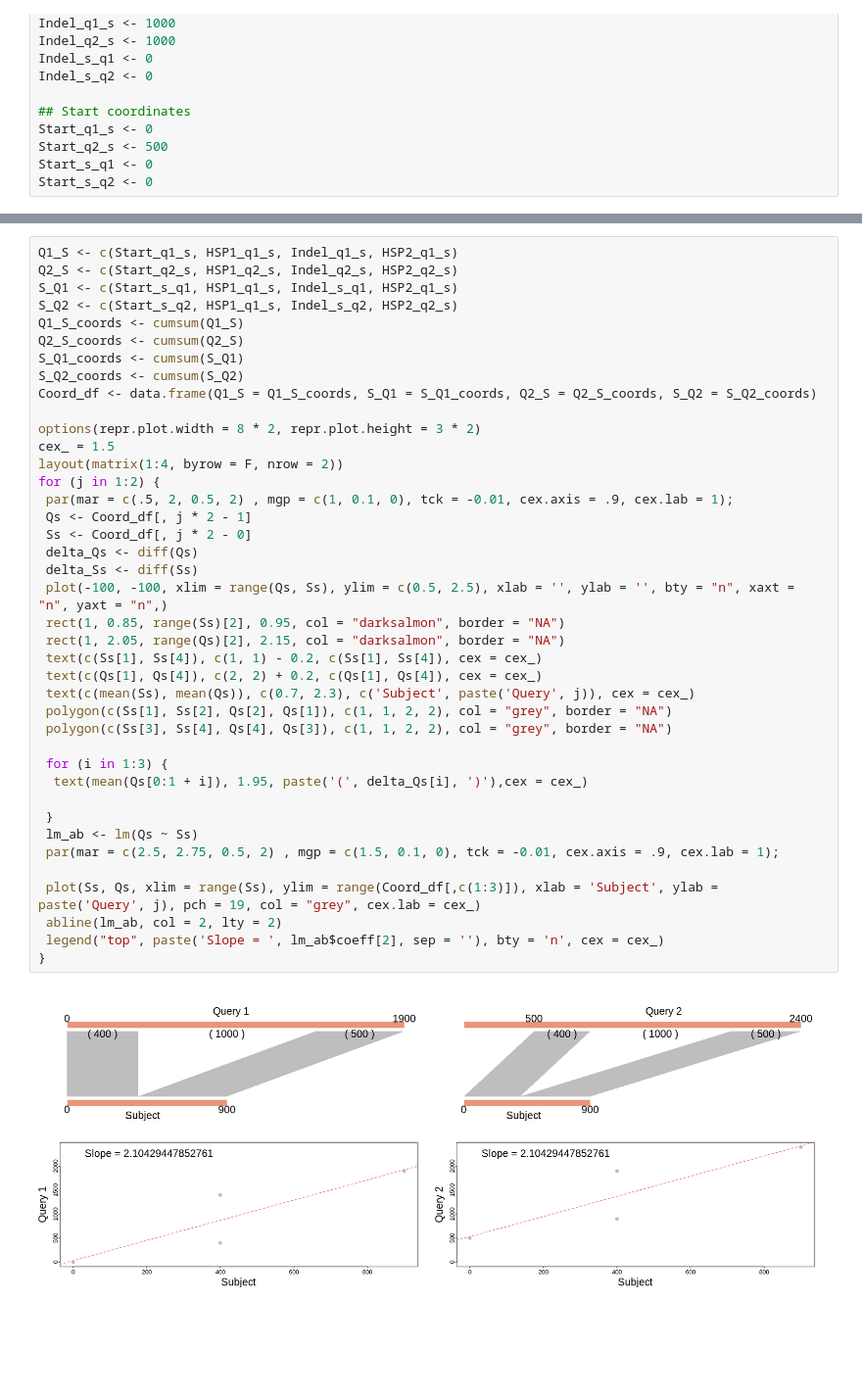
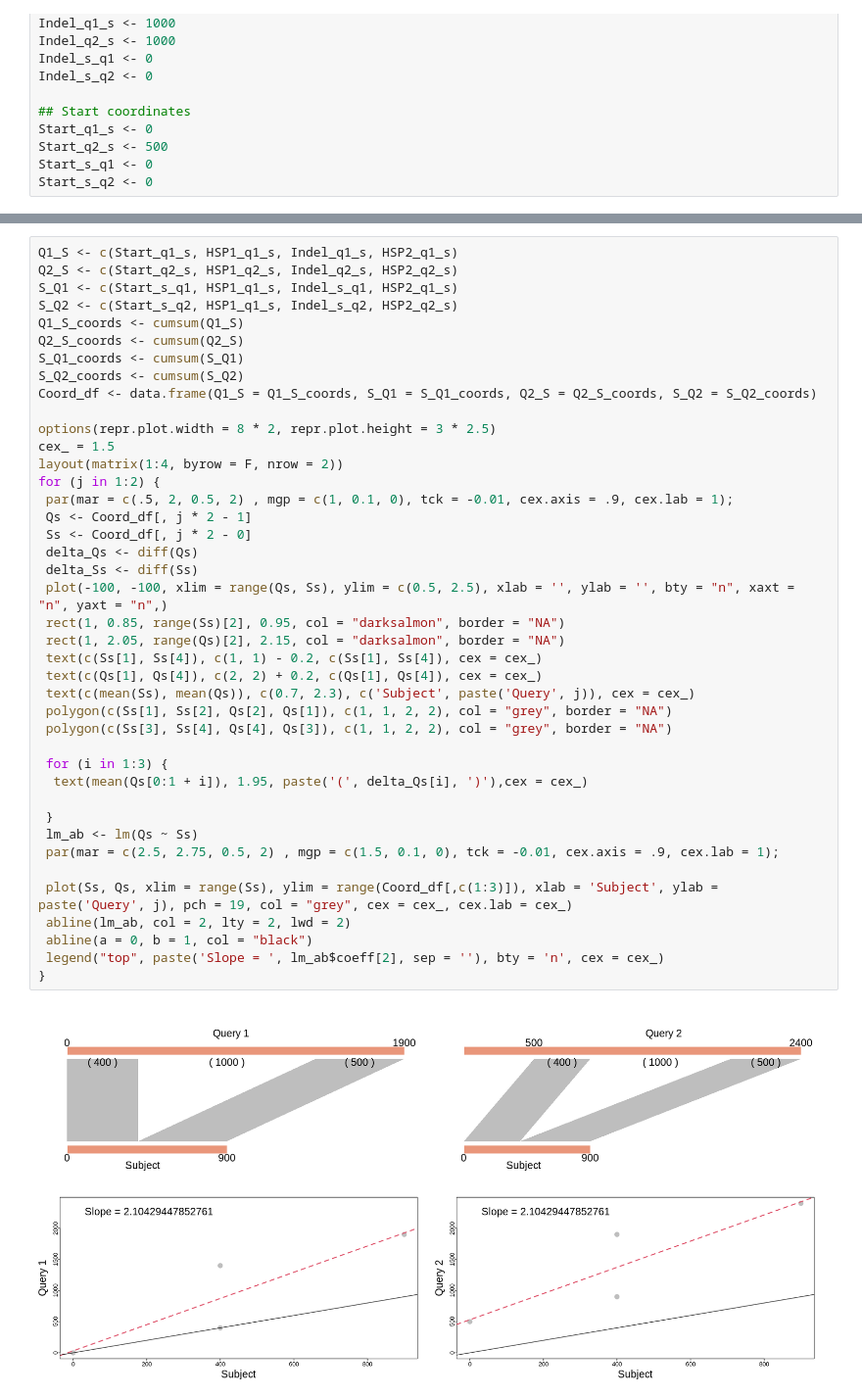
Before and after one commit to xianranli/CHOICE_CLIPS, a Jupyter notebook: CLIPS_illustration.ipynb, the cells around one changed output, grey strips where cells are left out. Shown: that part at 98% size. Drawn from its saved outputs; the diff is of its cells as text; blank space fills up the shorter version.

```diff
--- a/CLIPS_illustration.ipynb
+++ b/CLIPS_illustration.ipynb
@@ -37,34 +37,35 @@ S_Q1_coords <- cumsum(S_Q1)
 S_Q2_coords <- cumsum(S_Q2)
 Coord_df <- data.frame(Q1_S = Q1_S_coords, S_Q1 = S_Q1_coords, Q2_S = Q2_S_coords, S_Q2 = S_Q2_coords)
 
-options(repr.plot.width = 8 * 2, repr.plot.height = 3 * 2)
+options(repr.plot.width = 8 * 2, repr.plot.height = 3 * 2.5)
 cex_ = 1.5
 layout(matrix(1:4, byrow = F, nrow = 2))
 for (j in 1:2) {
  par(mar = c(.5, 2, 0.5, 2) , mgp = c(1, 0.1, 0), tck = -0.01, cex.axis = .9, cex.lab = 1);
  Qs <- Coord_df[, j * 2 - 1]
  Ss <- Coord_df[, j * 2 - 0]
  delta_Qs <- diff(Qs)
  delta_Ss <- diff(Ss)
  plot(-100, -100, xlim = range(Qs, Ss), ylim = c(0.5, 2.5), xlab = '', ylab = '', bty = "n", xaxt = "n", yaxt = "n",)
  rect(1, 0.85, range(Ss)[2], 0.95, col = "darksalmon", border = "NA")
  rect(1, 2.05, range(Qs)[2], 2.15, col = "darksalmon", border = "NA")
  text(c(Ss[1], Ss[4]), c(1, 1) - 0.2, c(Ss[1], Ss[4]), cex = cex_)
  text(c(Qs[1], Qs[4]), c(2, 2) + 0.2, c(Qs[1], Qs[4]), cex = cex_)
  text(c(mean(Ss), mean(Qs)), c(0.7, 2.3), c('Subject', paste('Query', j)), cex = cex_)
  polygon(c(Ss[1], Ss[2], Qs[2], Qs[1]), c(1, 1, 2, 2), col = "grey", border = "NA")
  polygon(c(Ss[3], Ss[4], Qs[4], Qs[3]), c(1, 1, 2, 2), col = "grey", border = "NA")
 
  for (i in 1:3) {
   text(mean(Qs[0:1 + i]), 1.95, paste('(', delta_Qs[i], ')'),cex = cex_)
 
  }
  lm_ab <- lm(Qs ~ Ss)
  par(mar = c(2.5, 2.75, 0.5, 2) , mgp = c(1.5, 0.1, 0), tck = -0.01, cex.axis = .9, cex.lab = 1);
 
- plot(Ss, Qs, xlim = range(Ss), ylim = range(Coord_df[,c(1:3)]), xlab = 'Subject', ylab = paste('Query', j), pch = 19, col = "grey", cex.lab = cex_)
- abline(lm_ab, col = 2, lty = 2)
+ plot(Ss, Qs, xlim = range(Ss), ylim = range(Coord_df[,c(1:3)]), xlab = 'Subject', ylab = paste('Query', j), pch = 19, col = "grey", cex = cex_, cex.lab = cex_)
+ abline(lm_ab, col = 2, lty = 2, lwd = 2)
+ abline(a = 0, b = 1, col = "black")
  legend("top", paste('Slope = ', lm_ab$coeff[2], sep = ''), bty = 'n', cex = cex_)
 }
 # %% [output]
-[figure, old version]
+[figure, new version]
```
Also changed, not shown: parts of 2 cells of this notebook.
